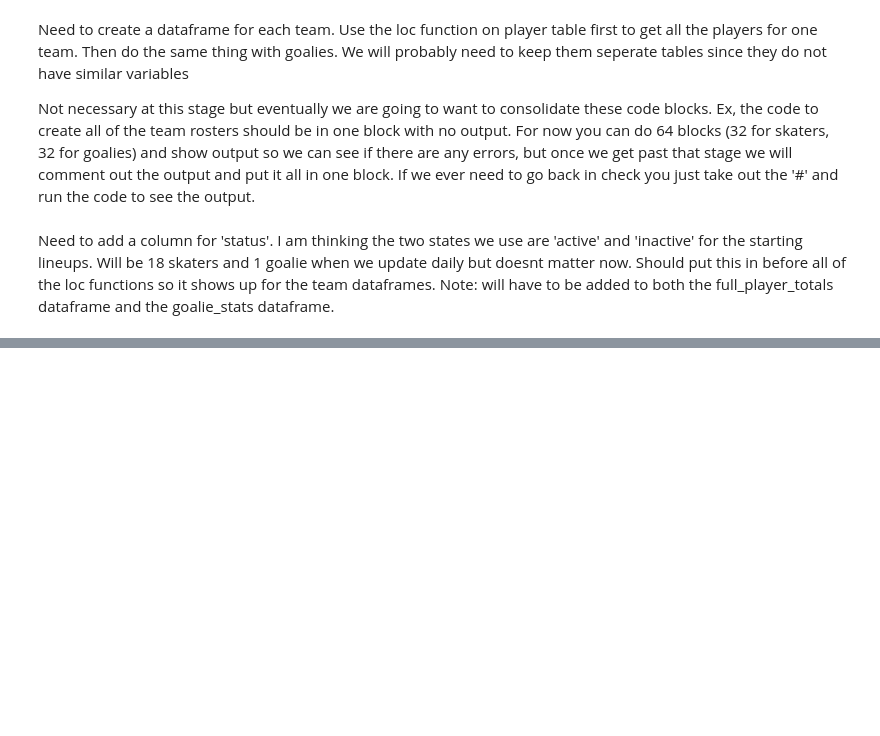
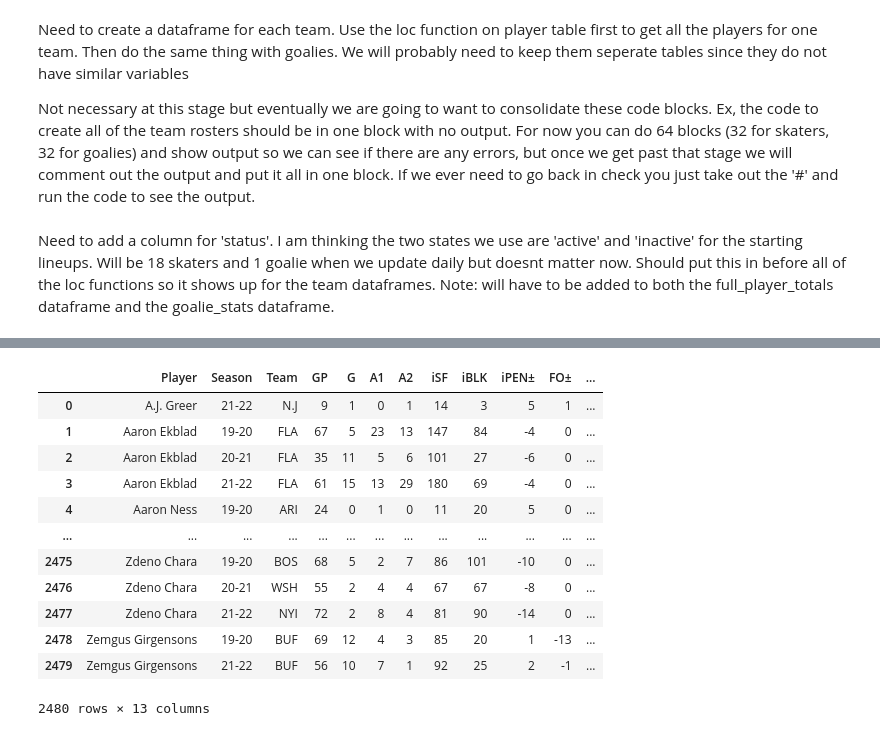
Before and after one commit to danmartin25/Hockey_Model, a Jupyter notebook: Hockey Model Mark I.ipynb, the cells around one changed output, grey strips where cells are left out. Cells and saved outputs as stored; diff of their text form; code cells hidden in the pictures; blank space fills up the shorter version.

```diff
--- a/Hockey Model Mark I.ipynb
+++ b/Hockey Model Mark I.ipynb
@@ -385,0 +404,4 @@ Need to add a column for 'status'. I am thinking the two states we use are 'acti
+# %%
+#Restrict Data Table to Player, Season, Team, G, A1, A2, iSH, iBLK, iPEN±, FO±
+skater_box = skater_box.loc[:,['Player','Season','Team','GP','G','A1','A2','iSF','iBLK','iPEN±','FO±']]
+skater_box
@@ -385,0 +440,4 @@ Need to add a column for 'status'. I am thinking the two states we use are 'acti
+# %%
+#Restrict Data to Goal Differential and Corsi Differential
+skater_EV = skater_EV.loc[:,['Player', 'Season', 'G±', 'C±']]
+skater_EV
@@ -385,0 +458,18 @@ Need to add a column for 'status'. I am thinking the two states we use are 'acti
+# %%
+#Merge EV and box car stats together
+Game_Score = pd.merge(skater_box, skater_EV)
+Game_Score
+# %% [output]
+|  | Player | Season | Team | GP | G | A1 | A2 | iSF | iBLK | iPEN± | FO± | ... |
+| 0 | A.J. Greer | 21-22 | N.J | 9 | 1 | 0 | 1 | 14 | 3 | 5 | 1 | ... |
+| 1 | Aaron Ekblad | 19-20 | FLA | 67 | 5 | 23 | 13 | 147 | 84 | -4 | 0 | ... |
+| 2 | Aaron Ekblad | 20-21 | FLA | 35 | 11 | 5 | 6 | 101 | 27 | -6 | 0 | ... |
+| 3 | Aaron Ekblad | 21-22 | FLA | 61 | 15 | 13 | 29 | 180 | 69 | -4 | 0 | ... |
+| 4 | Aaron Ness | 19-20 | ARI | 24 | 0 | 1 | 0 | 11 | 20 | 5 | 0 | ... |
+| ... | ... | ... | ... | ... | ... | ... | ... | ... | ... | ... | ... | ... |
+| 2475 | Zdeno Chara | 19-20 | BOS | 68 | 5 | 2 | 7 | 86 | 101 | -10 | 0 | ... |
+| 2476 | Zdeno Chara | 20-21 | WSH | 55 | 2 | 4 | 4 | 67 | 67 | -8 | 0 | ... |
+| 2477 | Zdeno Chara | 21-22 | NYI | 72 | 2 | 8 | 4 | 81 | 90 | -14 | 0 | ... |
+| 2478 | Zemgus Girgensons | 19-20 | BUF | 69 | 12 | 4 | 3 | 85 | 20 | 1 | -13 | ... |
+| 2479 | Zemgus Girgensons | 21-22 | BUF | 56 | 10 | 7 | 1 | 92 | 25 | 2 | -1 | ... |
+2480 rows × 13 columns
```
Also changed, not shown: parts of 5 cells of this notebook.
